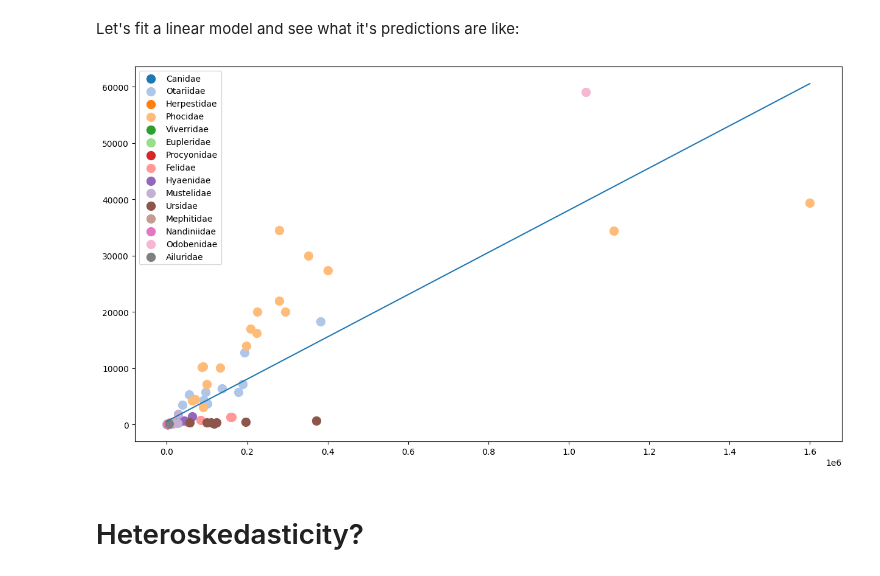
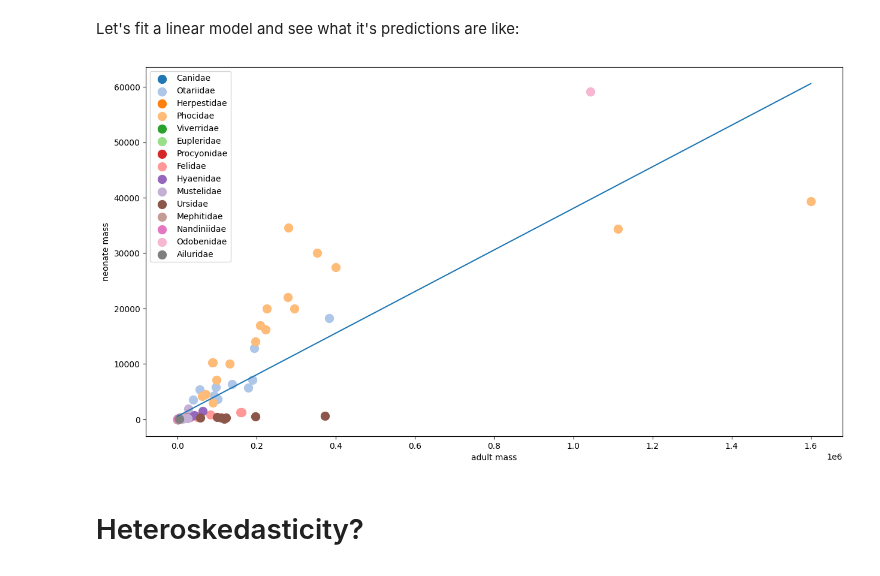
Before and after one commit to UOdsci/dsci345, a Jupyter notebook: class_material/slides/Week_09_Transformations_and_diagnostics.ipynb, the cells around one changed output. Cells and saved outputs as stored; diff of their text form; code cells hidden in the pictures.

```diff
--- a/class_material/slides/Week_09_Transformations_and_diagnostics.ipynb
+++ b/class_material/slides/Week_09_Transformations_and_diagnostics.ipynb
@@ -50,15 +66,13 @@ fit1 = lm().fit(carnivores[['AdultBodyMass_g']], carnivores.NeonateBodyMass_g)
 # %%
 for f in colors:
     sub = carnivores[carnivores.Family == f]
     plt.scatter(sub.AdultBodyMass_g, sub.NeonateBodyMass_g, color=colors[f], s=100, label=f)
-pred = pd.DataFrame({
-    "AdultBodyMass_g": np.linspace(0, 1.6e6, 21)
-})
+pred = pd.DataFrame({ "AdultBodyMass_g": np.linspace(0, 1.6e6, 21) })
 pred['NeonateBodyMass_g'] = fit1.predict(pred)
 plt.plot(pred.AdultBodyMass_g, pred.NeonateBodyMass_g)
-plt.legend();
+plt.xlabel("adult mass"); plt.ylabel("neonate mass"); plt.legend();
 # %% [output]
-[figure, old version]
+[figure, new version]
 # %% [markdown]
 # Heteroskedasticity?
 # %% [markdown]
```
Also changed, not shown: parts of 7 cells of this notebook, 1 other file.
